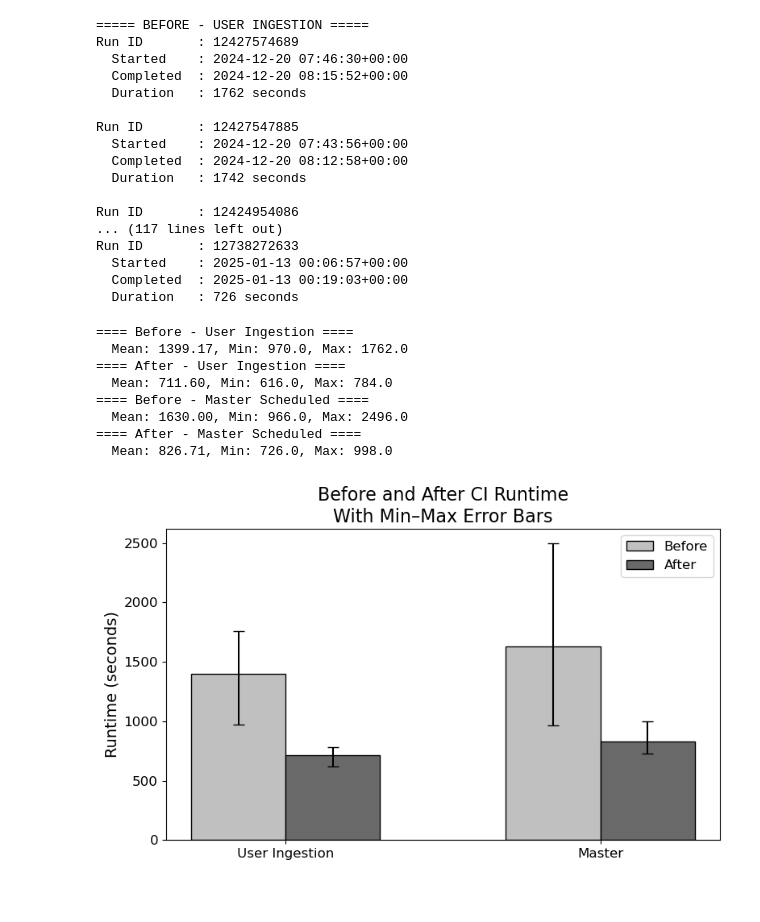
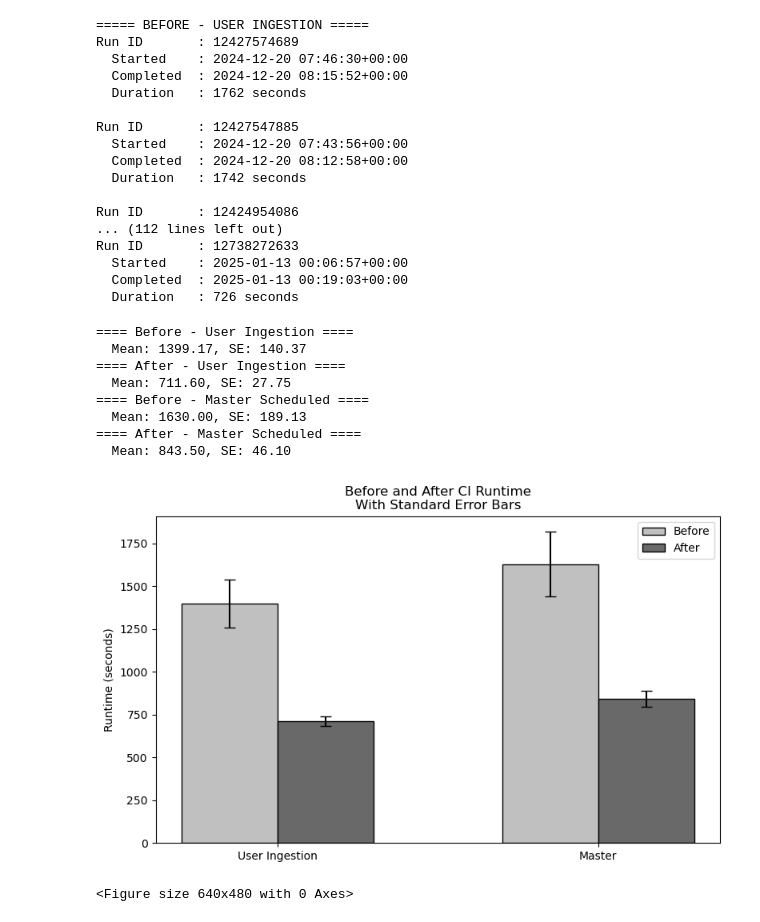
Before and after one commit to WATonomous/slurm-gha, a Jupyter notebook: analysis.ipynb, the cells around one changed output. Cells and saved outputs as stored; diff of their text form; code cells hidden in the pictures.

```diff
--- a/analysis.ipynb
+++ b/analysis.ipynb
@@ -46,7 +46,6 @@ AFTER_MASTER_SCHEDULED = [
     "12819860145",
     "12799262666",
     "12778673306",
-    "12738272633",
     "12738272633",
 ]
 
@@ -130,66 +129,53 @@ Run ID       : 12427547885
   Duration   : 1742 seconds
 
 Run ID       : 12424954086
-... (117 lines left out)
+... (112 lines left out)
 Run ID       : 12738272633
   Started    : 2025-01-13 00:06:57+00:00
   Completed  : 2025-01-13 00:19:03+00:00
   Duration   : 726 seconds
 # %%
-#!/usr/bin/env python3
 import numpy as np
 import matplotlib.pyplot as plt
 
 def compute_stats(durations):
-    """Return (mean, min, max) for the given list of durations."""
-    arr = np.array(durations, dtype=float)
-    return arr.mean(), arr.min(), arr.max()
+	"""Return (mean, standard error) for the given list of durations."""
+	arr = np.array(durations, dtype=float)
+	n = len(arr)
+	return arr.mean(), arr.std() / np.sqrt(n)  # Changed to standard error
 
-# 2) Compute mean/min/max for each
-bui_mean, bui_min, bui_max = compute_stats(before_user_ingestion)
-aui_mean, aui_min, aui_max = compute_stats(after_user_ingestion)
-bms_mean, bms_min, bms_max = compute_stats(before_master_scheduled)
-ams_mean, ams_min, ams_max = compute_stats(after_master_scheduled)
+# 2) Compute mean/SE for each
+bui_mean, bui_se = compute_stats(before_user_ingestion)
+aui_mean, aui_se = compute_stats(after_user_ingestion)
+bms_mean, bms_se = compute_stats(before_master_scheduled)
+ams_mean, ams_se = compute_stats(after_master_scheduled)
 
 # 3) Print out the stats (optional)
 print("==== Before - User Ingestion ====")
-print(f"  Mean: {bui_mean:.2f}, Min: {bui_min}, Max: {bui_max}")
+print(f"  Mean: {bui_mean:.2f}, SE: {bui_se:.2f}")
 print("==== After - User Ingestion ====")
-print(f"  Mean: {aui_mean:.2f}, Min: {aui_min}, Max: {aui_max}")
+print(f"  Mean: {aui_mean:.2f}, SE: {aui_se:.2f}")
 print("==== Before - Master Scheduled ====")
-print(f"  Mean: {bms_mean:.2f}, Min: {bms_min}, Max: {bms_max}")
+print(f"  Mean: {bms_mean:.2f}, SE: {bms_se:.2f}")
 print("==== After - Master Scheduled ====")
-print(f"  Mean: {ams_mean:.2f}, Min: {ams_min}, Max: {ams_max}")
+print(f"  Mean: {ams_mean:.2f}, SE: {ams_se:.2f}")
 
 # 4) Prepare data for plotting
-# We'll have 2 main groups on the X-axis:
-#   X=0 => "User Ingestion"
-#   X=1 => "Master Scheduled"
-#
-# Each group gets 2 bars: "Before" and "After".
-# We'll store the means and error bars for each "Before" or "After" in arrays.
-
-x_positions = np.array([0, 1], dtype=float)  # 0 => user ingestion, 1 => master scheduled
+x_positions = np.array([0, 1], dtype=float)
 bar_width = 0.3
 
-# Means for "Before" in the same order (UserIng, MasterSched)
+# Means for "Before" and "After"
 before_means = [bui_mean, bms_mean]
-# Means for "After"
-after_means  = [aui_mean, ams_mean]
+after_means = [aui_mean, ams_mean]
 
-# Compute error bar distances: (yerr = [[lower_errors], [upper_errors]])
-# Lower error = mean - min; Upper error = max - mean
-before_lower_err = [bui_mean - bui_min, bms_mean - bms_min]
-before_upper_err = [bui_max - bui_mean, bms_max - bms_mean]
-after_lower_err  = [aui_mean - aui_min, ams_mean - ams_min]
-after_upper_err  = [aui_max - aui_mean, ams_max - ams_mean]
+# Standard errors for error bars
+before_yerr = [bui_se, bms_se]
+after_yerr = [aui_se, ams_se]
 
-before_yerr = [before_lower_err, before_upper_err]
-after_yerr  = [after_lower_err, after_upper_err]
 # 5) Create the plot
 fig, ax = plt.subplots(figsize=(8, 5))
 
-# Plot "Before" bars (shift them left by half bar_width)
+# Plot "Before" bars
 bars_before = ax.bar(
 	x_positions - bar_width/2,
 	before_means,
@@ -201,7 +187,7 @@ bars_before = ax.bar(
 	edgecolor="black",
 )
 
-# Plot "After" bars (shift them right by half bar_width)
+# Plot "After" bars
 bars_after = ax.bar(
 	x_positions + bar_width/2,
 	after_means,
@@ -215,39 +201,40 @@ bars_after = ax.bar(
 
 # 6) Style the axes and labels
 ax.set_xticks(x_positions)
 ax.set_xticklabels(["User Ingestion", "Master"])
 ax.set_ylabel("Runtime (seconds)")
-ax.set_title("Before and After CI Runtime\nWith Min–Max Error Bars")
+ax.set_title("Before and After CI Runtime\nWith Standard Error Bars")
 ax.legend()
 
 # Optional: Annotate the numeric mean above each bar
 def annotate_bars(rects):
 	for rect in rects:
 		height = rect.get_height()
 		ax.annotate(f"{height:.0f}",
 					xy=(rect.get_x() + rect.get_width()/2, height),
 					xytext=(0, 3),
 					textcoords="offset points",
 					ha="center", va="bottom")
 
 # annotate_bars(bars_before)
 # annotate_bars(bars_after)
 
 plt.tight_layout()
 ax.set_facecolor("none")
 fig.patch.set_alpha(0.0)  # Make the background transparent
 plt.show()
 plt.savefig("light-slurm-ci-graph.png")
 # %% [output]
 ==== Before - User Ingestion ====
-  Mean: 1399.17, Min: 970.0, Max: 1762.0
+  Mean: 1399.17, SE: 140.37
 ==== After - User Ingestion ====
-  Mean: 711.60, Min: 616.0, Max: 784.0
+  Mean: 711.60, SE: 27.75
 ==== Before - Master Scheduled ====
-  Mean: 1630.00, Min: 966.0, Max: 2496.0
+  Mean: 1630.00, SE: 189.13
 ==== After - Master Scheduled ====
-  Mean: 826.71, Min: 726.0, Max: 998.0
+  Mean: 843.50, SE: 46.10
-[figure, old version]
+[figure, new version]
+<Figure size 640x480 with 0 Axes>
 # %%
 # Create the plot with updated colors
 fig, ax = plt.subplots(figsize=(8, 5), facecolor="none")
```
Also changed, not shown: parts of 13 cells of this notebook, 4 other files.
